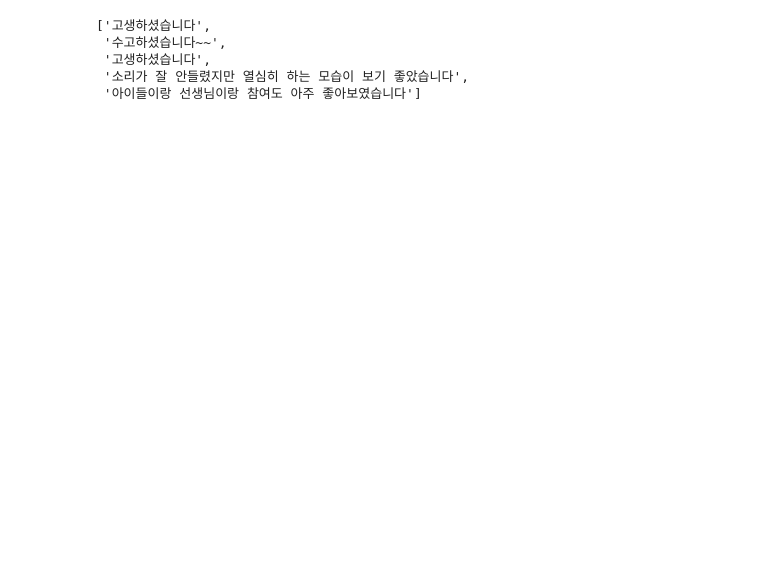
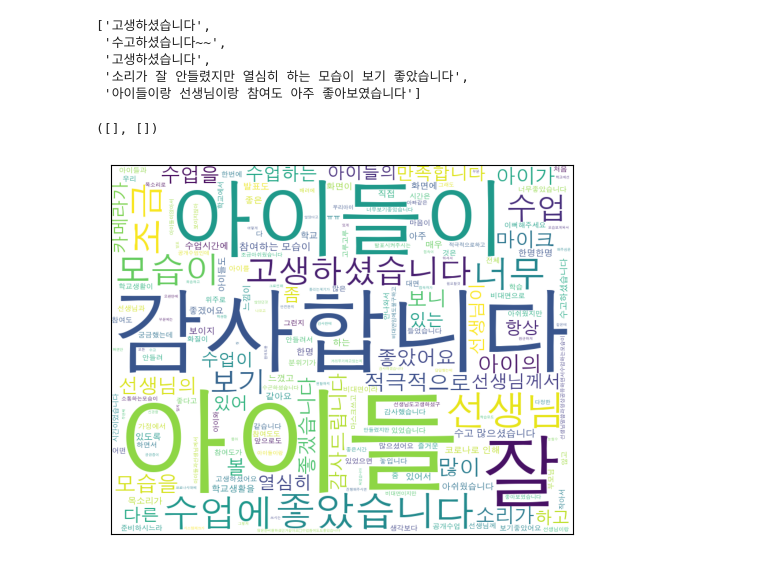
Before and after one commit to 951237/streamlit_dashboard_poll_parents, a Jupyter notebook: codingNotebook.ipynb, the cells around one changed output. Saved outputs shown, nothing was run; the diff lists cells and outputs as text; code cells hidden in the pictures; blank space fills up the shorter version.

```diff
--- a/codingNotebook.ipynb
+++ b/codingNotebook.ipynb
@@ -177,0 +180,17 @@ line = okt.pos(lines)
+# %%
+df_wordcloud = df.dropna(subset=['학부모 의견'])
+words = ' '.join(df_wordcloud['학부모 의견'])
+processed_words = ' '.join([word for word in words.split()])
+
+my_stopwords = '비 더 도도 도 명 것 날 때 명 수 보 그 분 그 알 비 시 마 만 못 늘'
+my_stopwords = set(my_stopwords.split(' '))
+
+font="AppleGothic"
+wordcloud = WordCloud(font_path= font, stopwords=my_stopwords, background_color='white', width=800, height=640, max_font_size=300).generate(processed_words)
+# %%
+plt.imshow(wordcloud)
+plt.xticks([])
+plt.yticks([])
+# %% [output]
+([], [])
+[figure, added]
```
Also changed, not shown: parts of 1 cell of this notebook, 2 other files.
